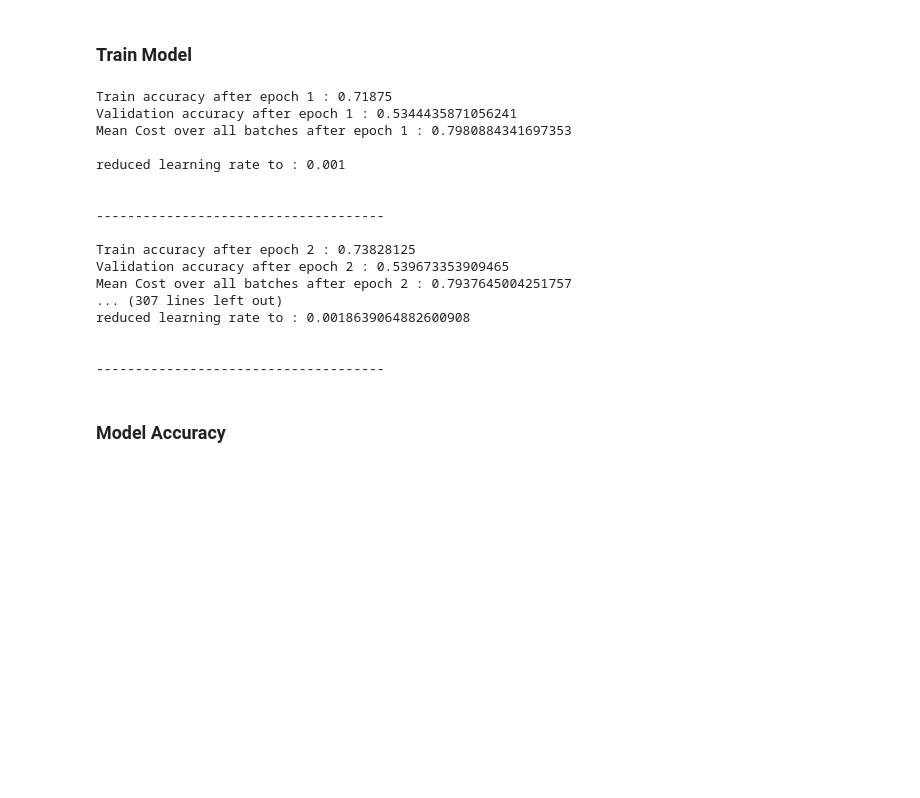
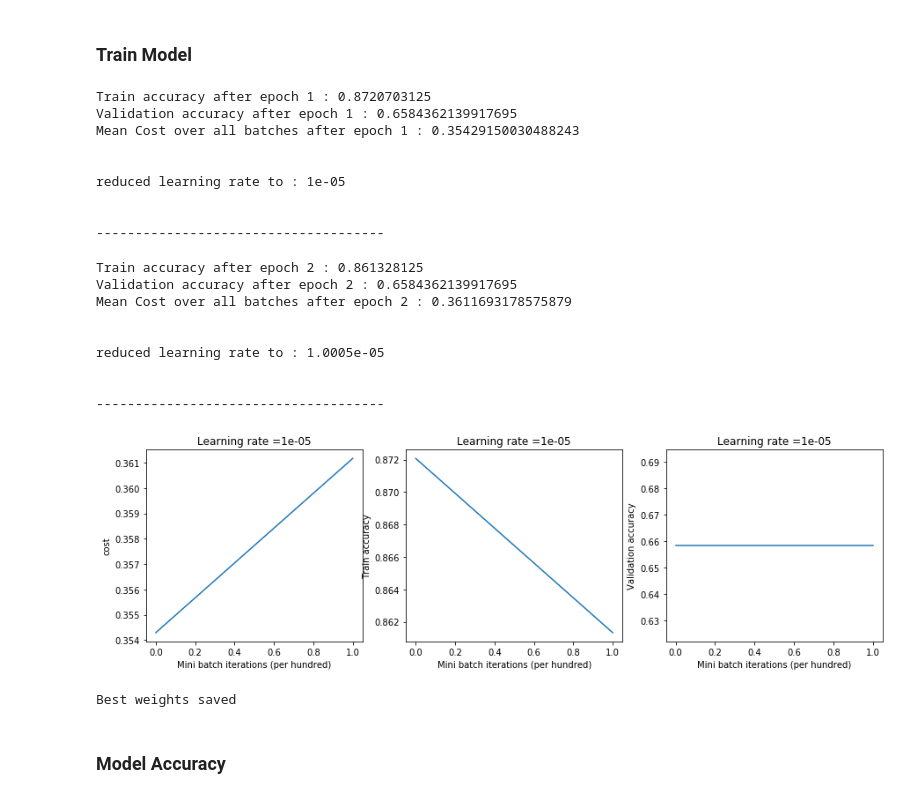
Before and after one commit to rohit5945/CS763-Assignment, a Jupyter notebook: Assignment_3_Solution/Assignment_Solution.ipynb, the cells around one changed output. Saved outputs shown, nothing was run; the diff lists cells and outputs as text; code cells hidden in the pictures; blank space fills up the shorter version.

Commit message:
tuned hyperparameters,added adam and He weight initialization,saved best weights and best parameters

```diff
--- a/Assignment_3_Solution/Assignment_Solution.ipynb
+++ b/Assignment_3_Solution/Assignment_Solution.ipynb
@@ -30,7 +77,7 @@ Training label data shape :(29160,)
 ### Split train data to train and val data
 # %%
 from sklearn.model_selection import train_test_split
-test_x,valid_x,test_y,valid_y=train_test_split(train_data,train_labels,test_size=0.2,random_state=0)
+test_x,valid_x,test_y,valid_y=train_test_split(train_data,train_labels,test_size=0.05,random_state=0)
 # %% [markdown]
 ### Image plot for data Visualization
 # %%
@@ -380 +571,20 @@ learning_rate_decay=0.001
+# %%
+def create_param_dict(layers_dims,learning_rate,num_iterations,L2_regularizer_lambd,momentum_beta,momentum_beta2,mini_batch_size,learning_rate_decay,keep_prob):
+    param_dict={}
+    param_dict['layers_dims']=layers_dims
+    param_dict['learning_rate']=learning_rate
+    param_dict['num_iterations']=num_iterations
+    param_dict['L2_regularizer_lambd']=L2_regularizer_lambd
+    param_dict['momentum_beta']=momentum_beta
+    param_dict['momentum_beta2']=momentum_beta2
+    param_dict['mini_batch_size']=mini_batch_size
+    param_dict['learning_rate_decay']=learning_rate_decay
+    param_dict['keep_prob']=keep_prob
+    return param_dict
+# %%
+def store_params(param_dict,accuracy):
+    filename ='best_params_acc_'+str(accuracy)
+    with open(filename +'.json'.format(accuracy), 'w') as fp:
+        json.dump(param_dict, fp)
+    return filename+'.json'
 # %%
@@ -466,6 +697,24 @@ def plot_cost(costs):
     plt.title("Learning rate =" + str(learning_rate))
     #plt.show()
     plt.savefig('cost_2.png')
+# %%
+def plot(costs,train_acc,valid_acc):
+    # plotting the cost and accuracies
+    f, (ax1, ax2, ax3) = plt.subplots(1, 3)
+    f.set_figwidth(15)
+    ax1.plot(np.squeeze(costs))
+    ax2.plot(np.squeeze(train_acc))
+    ax3.plot(np.squeeze(valid_acc))
+
+    ax1.set_ylabel('cost')
+    ax1.set_xlabel('Mini batch iterations (per hundred)')
+    ax1.set_title("Learning rate =" + str(learning_rate))
+    ax2.set_ylabel('Train accuracy')
+    ax2.set_xlabel('Mini batch iterations (per hundred)')
+    ax2.set_title("Learning rate =" + str(learning_rate))
+    ax3.set_ylabel('Validation accuracy')
+    ax3.set_xlabel('Mini batch iterations (per hundred)')
+    ax3.set_title("Learning rate =" + str(learning_rate))
 # %% [markdown]
 ### Model Prediction
 # %%
@@ -503,27 +752,35 @@ def accuracy(y_hat, y):
 # %% [markdown]
 ### Train Model
 # %%
-paramerters,costs = model(train_data,train_labels,layers_dims,learning_rate,num_iterations,learning_rate_decay)
+paramerters,costs , train_acc, validation_acc= model(train_data,train_labels,layers_dims,learning_rate,num_iterations,learning_rate_decay)
 #plot cost
-plot_cost(costs)
+plot(costs,train_acc,validation_acc)
 # %% [output]
-Train accuracy after epoch 1 : 0.71875
-Validation accuracy after epoch 1 : 0.5344435871056241
-Mean Cost over all batches after epoch 1 : 0.7980884341697353
+Train accuracy after epoch 1 : 0.8720703125
+Validation accuracy after epoch 1 : 0.6584362139917695
+Mean Cost over all batches after epoch 1 : 0.35429150030488243
 
-reduced learning rate to : 0.001
+
+reduced learning rate to : 1e-05
 
 
 -------------------------------------
-
-Train accuracy after epoch 2 : 0.73828125
-Validation accuracy after epoch 2 : 0.539673353909465
-Mean Cost over all batches after epoch 2 : 0.7937645004251757
-... (307 lines left out)
-reduced learning rate to : 0.0018639064882600908
-
-
--------------------------------------
+Train accuracy after epoch 2 : 0.861328125
+Validation accuracy after epoch 2 : 0.6584362139917695
+Mean Cost over all batches after epoch 2 : 0.3611693178575879
+
+
+reduced learning rate to : 1.0005e-05
+
+
+-------------------------------------
+[figure, added]
+# %%
+with open('best_weights_6layer_1.pickle','wb') as handle:
+        pickle.dump(paramerters, handle, protocol=pickle.HIGHEST_PROTOCOL)
+        print("Best weights saved ")
+# %% [output]
+Best weights saved
 # %% [markdown]
 ### Model Accuracy
 # %%
```
Also changed, not shown: parts of 42 cells of this notebook, 3 other files.
